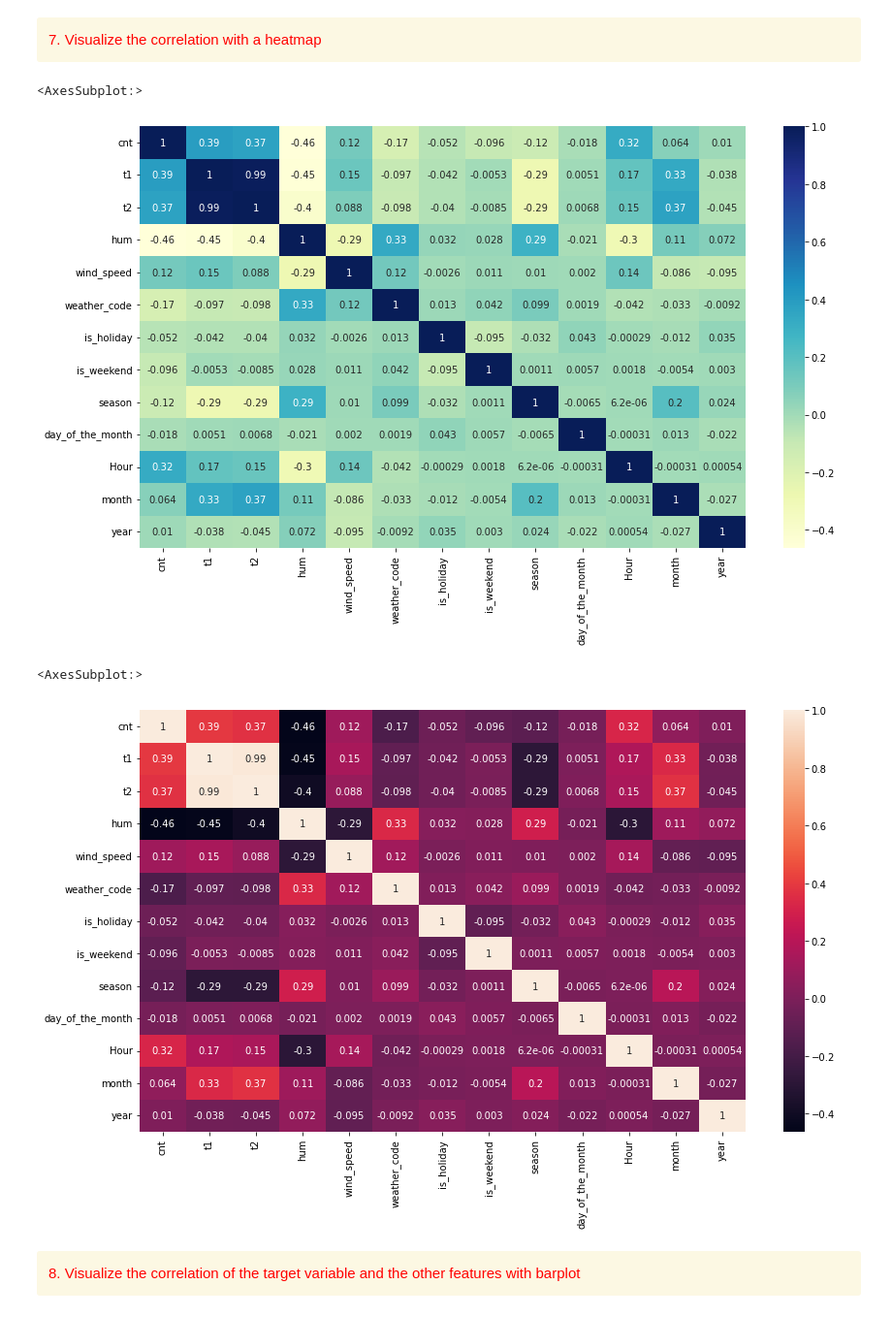
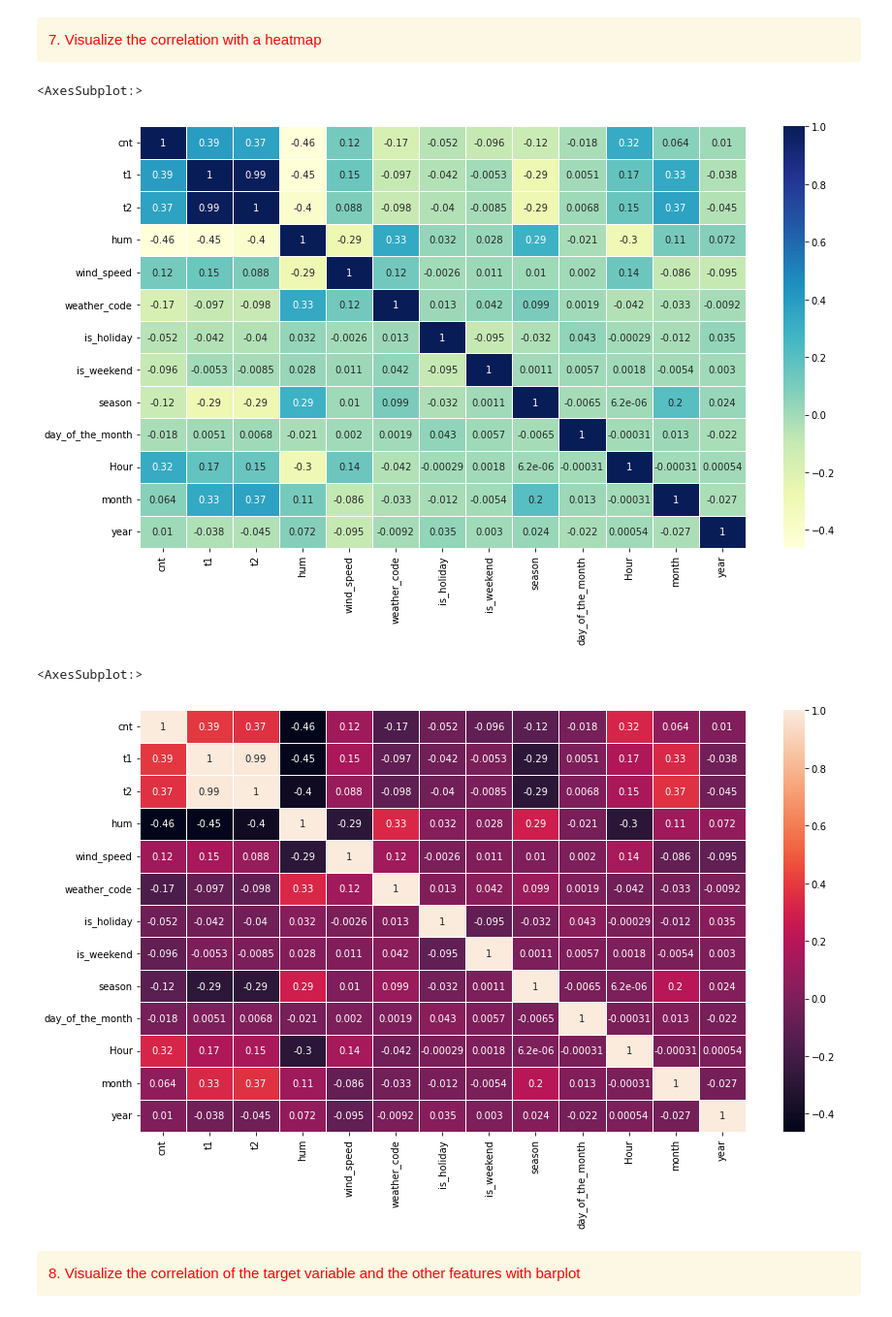
Before and after one commit to veyselaytekin1/EDA_DONE, a Jupyter notebook: DataVisualize_Project/DataVisualization with Python_Capstaone Project - Student.ipynb, the cells around one changed output. Shown at 97% size. Drawn from its saved outputs; the diff is of its cells as text; code cells hidden in the pictures.

```diff
--- a/DataVisualize_Project/DataVisualization with Python_Capstaone Project - Student.ipynb
+++ b/DataVisualize_Project/DataVisualization with Python_Capstaone Project - Student.ipynb
@@ -469,18 +457,18 @@ df
 </span>
 # %%
 plt.figure(figsize = (14,8))
-df_heatmap = sns.heatmap(df.corr(), cmap="YlGnBu", annot=True);
+df_heatmap = sns.heatmap(df.corr(), cmap="YlGnBu", linewidths=0.75, annot=True);
 df_heatmap
 # %% [output]
 <AxesSubplot:>
-[figure, old version]
+[figure, new version]
 # %%
 plt.figure(figsize = (14,8))
-df_heatmap = sns.heatmap(df.corr(), annot = True);
+df_heatmap = sns.heatmap(df.corr(), linewidths=0.75, annot = True);
 df_heatmap
 # %% [output]
 <AxesSubplot:>
-[figure, old version]
+[figure, new version]
 # %% [markdown]
 <div class="alert alert-warning alert-info">
 <span style=" color:red">8. Visualize the correlation of the target variable and the other features with barplot
```
Also changed, not shown: parts of 12 cells of this notebook.
